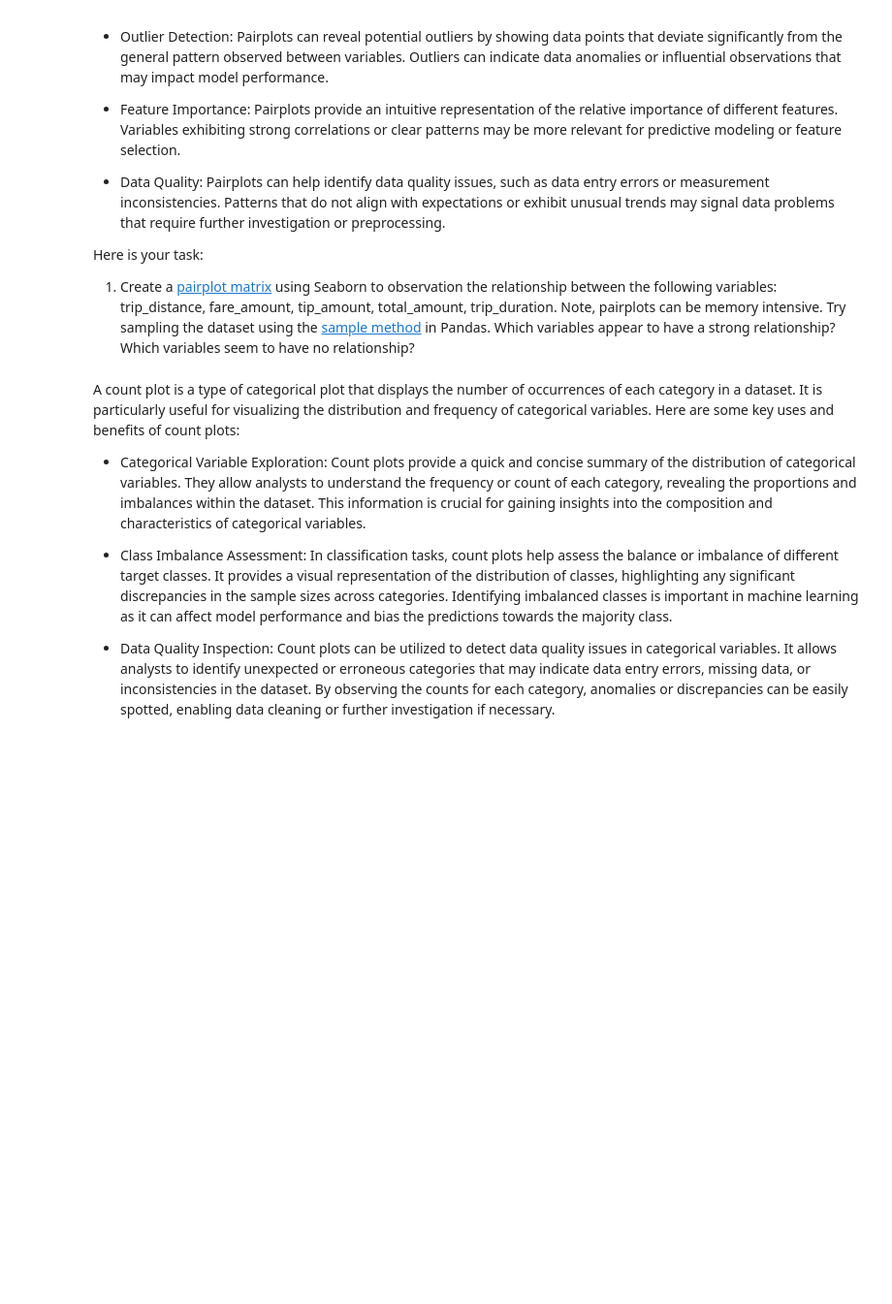
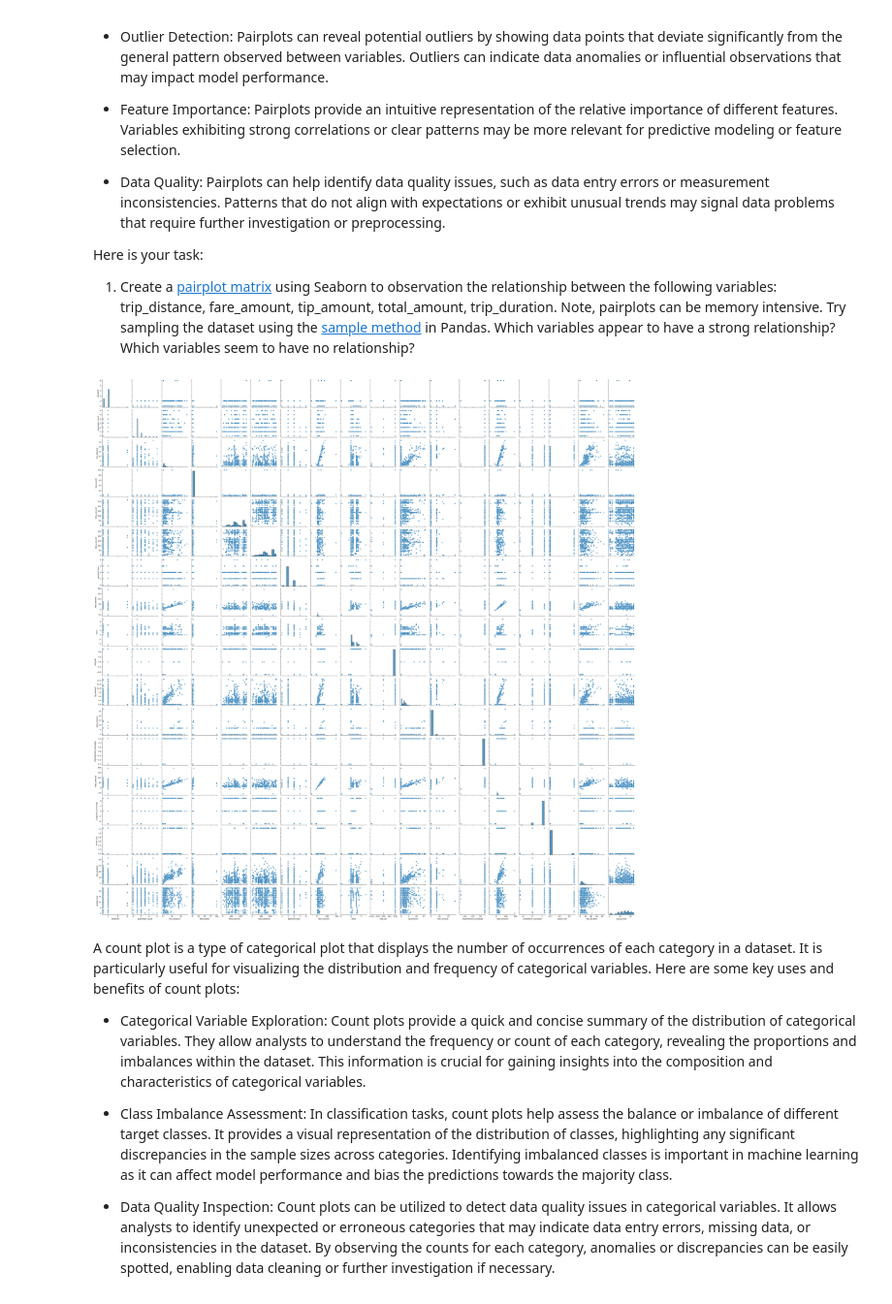
Before and after one commit to hlee014e/ucsd-mle-bootcamp, a Jupyter notebook: Student_MLE_MiniProject_EDA.ipynb, the cells around one changed output. Shown at 97% size. Saved outputs shown, nothing was run; the diff lists cells and outputs as text; code cells hidden in the pictures; blank space fills up the shorter version.

```diff
--- a/Student_MLE_MiniProject_EDA.ipynb
+++ b/Student_MLE_MiniProject_EDA.ipynb
@@ -182,6 +182,15 @@ Here is your task:
   1. Create a [pairplot matrix](https://seaborn.pydata.org/generated/seaborn.pairplot.html) using Seaborn to observation the relationship between the following variables: trip_distance, fare_amount, tip_amount, total_amount, trip_duration. Note, pairplots can be memory intensive. Try sampling the dataset using the [sample method](https://pandas.pydata.org/docs/reference/api/pandas.DataFrame.sample.html) in Pandas. Which variables appear to have a strong relationship? Which variables seem to have no relationship?
 # %%
 # Create a scatter plot matrix of numerical variables. If memory issues try the df.sample method.
+
+numerical_df=df.select_dtypes(include='number')
+sample=numerical_df.sample(n=1000,random_state=1)
+
+sns.pairplot(sample)
+
+plt.show()
+# %% [output]
+[figure, added]
 # %% [markdown]
 A count plot is a type of categorical plot that displays the number of occurrences of each category in a dataset. It is particularly useful for visualizing the distribution and frequency of categorical variables. Here are some key uses and benefits of count plots:
 
```
